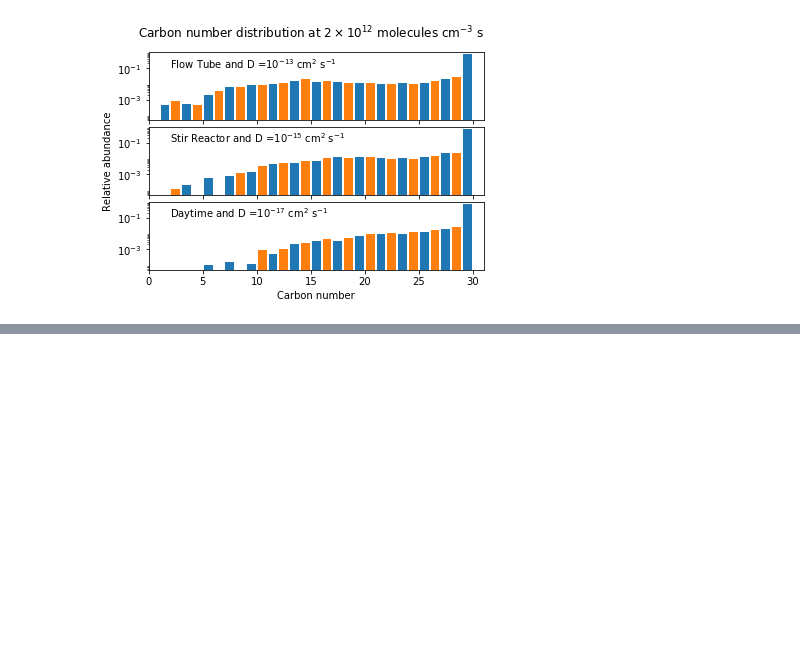
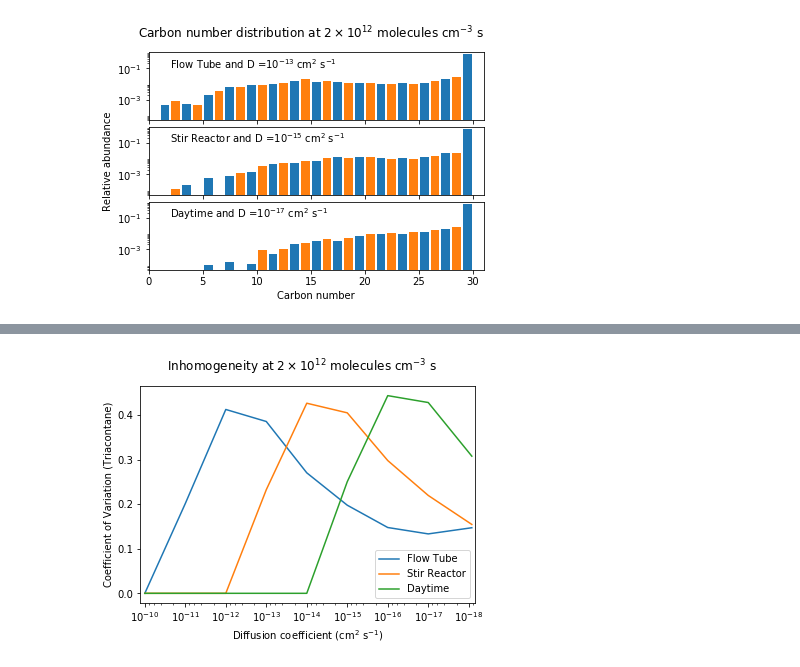
Before and after one commit to aawiegel/StackSimAnalysis, a Jupyter notebook: python/DiffusionSeries.ipynb, the cells around one changed output, grey strips where cells are left out. Cells and saved outputs as stored; diff of their text form; code cells hidden in the pictures; blank space fills up the shorter version.

```diff
--- a/python/DiffusionSeries.ipynb
+++ b/python/DiffusionSeries.ipynb
@@ -539,0 +541,48 @@ ax[-1].set_xlabel(diff_string)
+# %%
+# Inhomogeneity of mixture as a function of OH and Diffusion coefficient
+# Plots Coefficient of Variation based on Triacontane decay and O/C ratio for each condition
+# at 2 x 10^12 molecules cm^-3 s
+
+cov_data = dict()
+
+fig, ax = plt.subplots(1)
+
+time = 2E12
+
+fig.suptitle(r"Inhomogeneity at $2 \times 10^{12}$ molecules cm$^{-3}$ s")
+
+data_string = "Triacontane (normalized) COV"
+
+for cond in condition:
+    coef = np.array([])
+    cov = np.array([])
+    cov_data[cond] = pd.DataFrame()
+
+    # Get COV from each file
+    for D in diffusion["overall"]:
+            with pd.ExcelFile(os.path.join(subdir, files[cond+"_"+D])) as xlsx:
+                df = pd.read_excel(xlsx, 'model summary')
+                df2 = pd.read_excel(xlsx, 'average data')
+            coef = np.append(coef, D_string_conv[D])
+
+            index = (np.abs(df2["OH exposure"] - time).argmin())
+
+            cov = np.append(cov, df2.loc[index, data_string])
+
+    # Put diffusion coefficient in data frame
+    cov_data[cond][diff_string] = coef
+    cov_data[cond][data_string] = cov
+
+    cov_data[cond].plot(x = coef, y = data_string, ax = ax,
+                   logx=True, xlim=(1.3E-10, 7E-19), kind = 'line')
+
+ax.legend(cond_string_conv.values())
+ax.set_xlabel(diff_string)
+ax.set_ylabel("Coefficient of Variation (Triacontane)")
+
+fig.savefig(os.path.join(subdir, 'tri_cov.png'),
+            fmt='png', dpi=300, bbox_inches='tight')
+
+plt.show()
+# %% [output]
+[figure, added]
```
Also changed, not shown: parts of 4 cells of this notebook.
